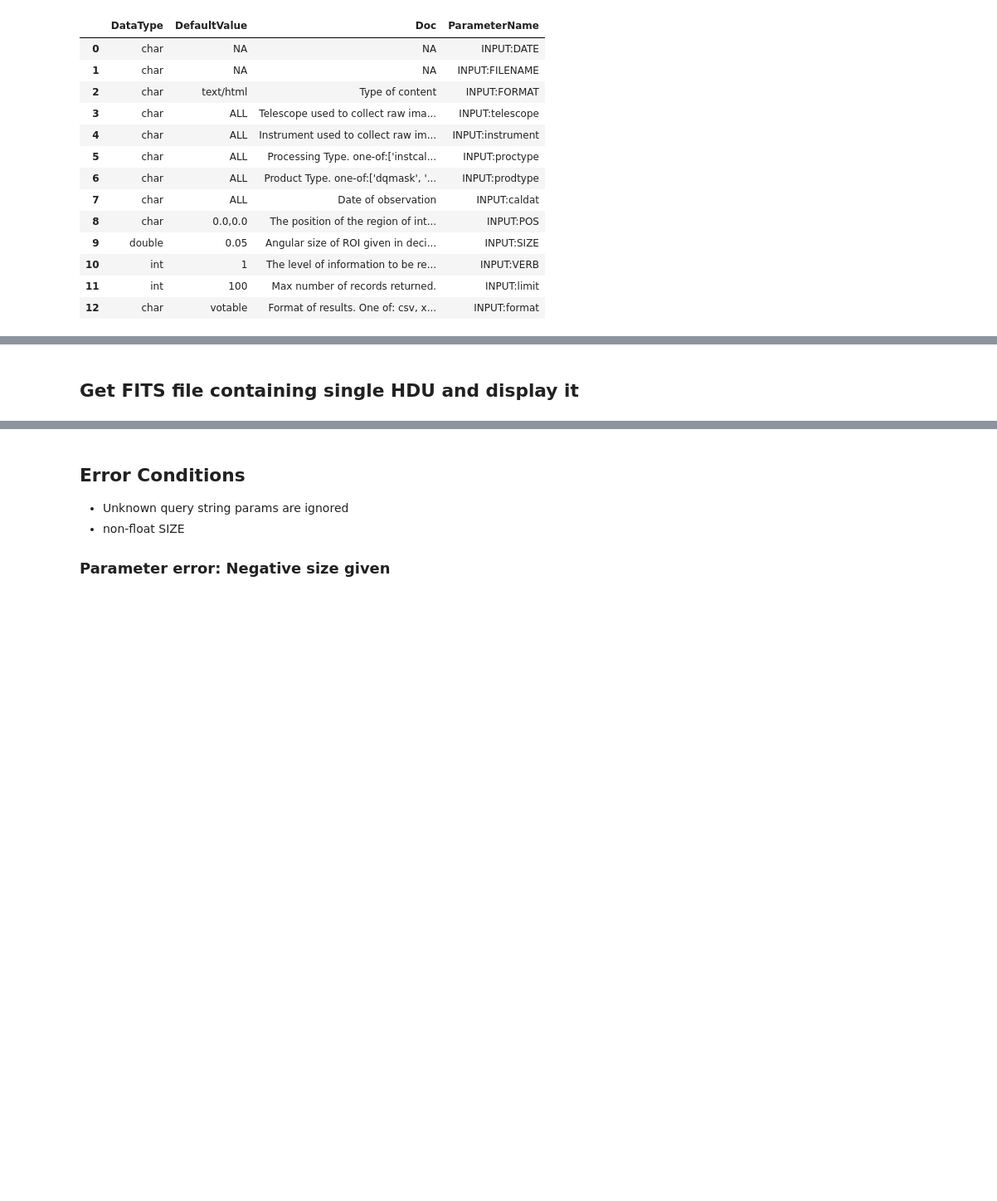
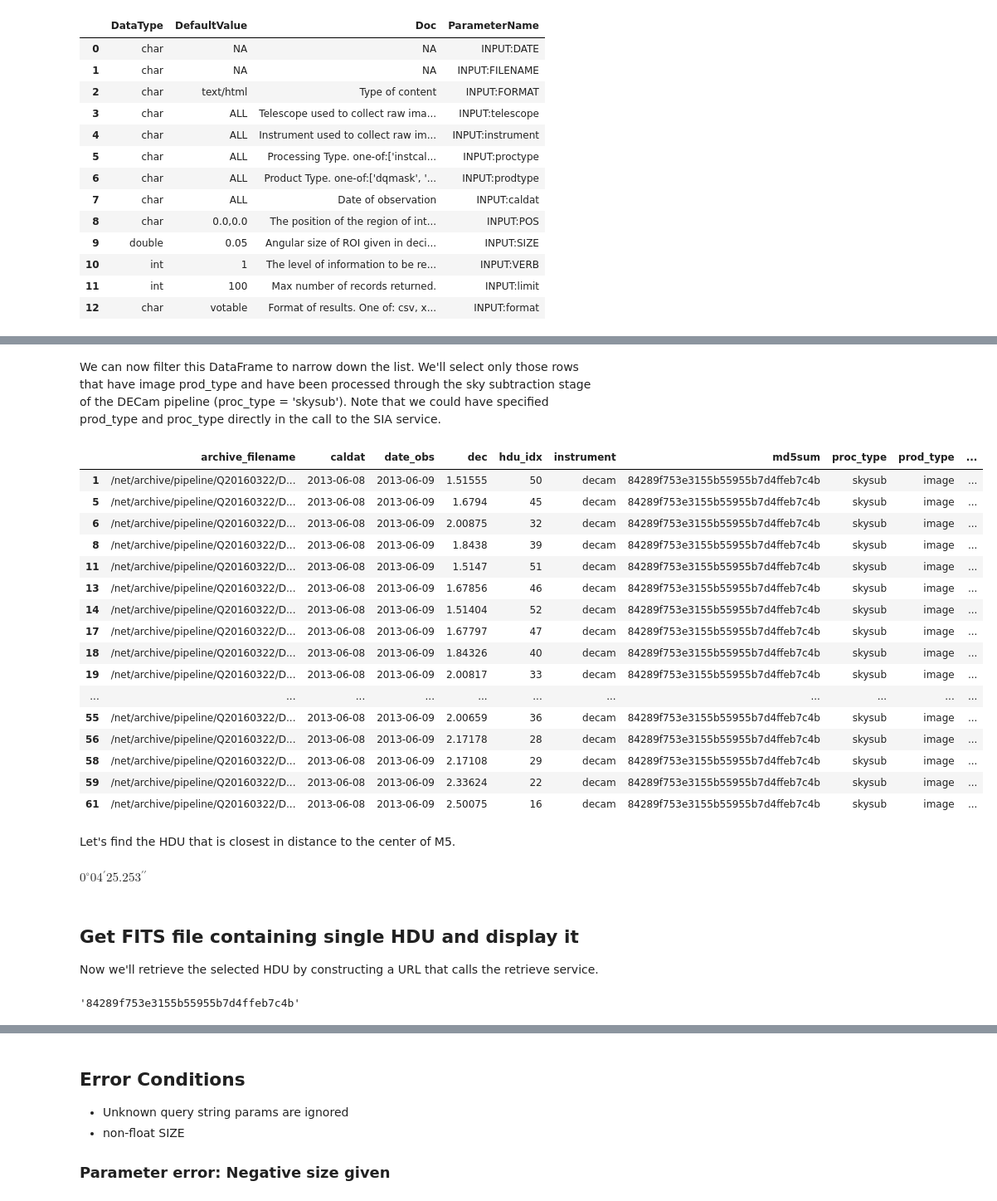
Before and after one commit to NOAO/nat-nb, a Jupyter notebook: sia.ipynb, the cells around one changed output, grey strips where cells are left out. Shown at 83% size. Drawn from its saved outputs; the diff is of its cells as text; code cells hidden in the pictures; blank space fills up the shorter version.

```diff
--- a/sia.ipynb
+++ b/sia.ipynb
@@ -117,2 +152,35 @@ sia_df
+# %% [markdown]
+We can now filter this DataFrame to narrow down the list.  We'll select only those rows that have image prod_type and have been processed through the sky subtraction stage of the DECam pipeline (proc_type = 'skysub').  Note that we could have specified prod_type and proc_type directly in the call to the SIA service.
+# %%
+image_df = sia_df[(sia_df['prod_type']=='image') & (sia_df['proc_type']=='skysub')]
+image_df
+# %% [output]
+|  | archive_filename | caldat | date_obs | dec | hdu_idx | instrument | md5sum | proc_type | prod_type | ... |
+| 1 | /net/archive/pipeline/Q20160322/D... | 2013-06-08 | 2013-06-09 | 1.51555 | 50 | decam | 84289f753e3155b55955b7d4ffeb7c4b | skysub | image | ... |
+| 5 | /net/archive/pipeline/Q20160322/D... | 2013-06-08 | 2013-06-09 | 1.6794 | 45 | decam | 84289f753e3155b55955b7d4ffeb7c4b | skysub | image | ... |
+| 6 | /net/archive/pipeline/Q20160322/D... | 2013-06-08 | 2013-06-09 | 2.00875 | 32 | decam | 84289f753e3155b55955b7d4ffeb7c4b | skysub | image | ... |
+| 8 | /net/archive/pipeline/Q20160322/D... | 2013-06-08 | 2013-06-09 | 1.8438 | 39 | decam | 84289f753e3155b55955b7d4ffeb7c4b | skysub | image | ... |
+| 11 | /net/archive/pipeline/Q20160322/D... | 2013-06-08 | 2013-06-09 | 1.5147 | 51 | decam | 84289f753e3155b55955b7d4ffeb7c4b | skysub | image | ... |
+| 13 | /net/archive/pipeline/Q20160322/D... | 2013-06-08 | 2013-06-09 | 1.67856 | 46 | decam | 84289f753e3155b55955b7d4ffeb7c4b | skysub | image | ... |
+| 14 | /net/archive/pipeline/Q20160322/D... | 2013-06-08 | 2013-06-09 | 1.51404 | 52 | decam | 84289f753e3155b55955b7d4ffeb7c4b | skysub | image | ... |
+| 17 | /net/archive/pipeline/Q20160322/D... | 2013-06-08 | 2013-06-09 | 1.67797 | 47 | decam | 84289f753e3155b55955b7d4ffeb7c4b | skysub | image | ... |
+| 18 | /net/archive/pipeline/Q20160322/D... | 2013-06-08 | 2013-06-09 | 1.84326 | 40 | decam | 84289f753e3155b55955b7d4ffeb7c4b | skysub | image | ... |
+| 19 | /net/archive/pipeline/Q20160322/D... | 2013-06-08 | 2013-06-09 | 2.00817 | 33 | decam | 84289f753e3155b55955b7d4ffeb7c4b | skysub | image | ... |
+| ... | ... | ... | ... | ... | ... | ... | ... | ... | ... | ... |
+| 55 | /net/archive/pipeline/Q20160322/D... | 2013-06-08 | 2013-06-09 | 2.00659 | 36 | decam | 84289f753e3155b55955b7d4ffeb7c4b | skysub | image | ... |
+| 56 | /net/archive/pipeline/Q20160322/D... | 2013-06-08 | 2013-06-09 | 2.17178 | 28 | decam | 84289f753e3155b55955b7d4ffeb7c4b | skysub | image | ... |
+| 58 | /net/archive/pipeline/Q20160322/D... | 2013-06-08 | 2013-06-09 | 2.17108 | 29 | decam | 84289f753e3155b55955b7d4ffeb7c4b | skysub | image | ... |
+| 59 | /net/archive/pipeline/Q20160322/D... | 2013-06-08 | 2013-06-09 | 2.33624 | 22 | decam | 84289f753e3155b55955b7d4ffeb7c4b | skysub | image | ... |
+| 61 | /net/archive/pipeline/Q20160322/D... | 2013-06-08 | 2013-06-09 | 2.50075 | 16 | decam | 84289f753e3155b55955b7d4ffeb7c4b | skysub | image | ... |
+# %% [markdown]
+Let's find the HDU that is closest in distance to the center of M5.
+# %%
+coo = SkyCoord(image_df['ra'],image_df['dec'],unit=u.deg)
+sep = coo.separation(c)
+row = np.argmin(sep.arcmin)
+sep[row]
+# %% [output]
+$0^\circ04{}^\prime25.253{}^{\prime\prime}$
 # %% [markdown]
 ## Get FITS file containing single HDU and display it<a id="retrieve" />
+Now we'll retrieve the selected HDU by constructing a URL that calls the retrieve service.
@@ -119 +189,5 @@ sia_df
+# %%
+sia_df['md5sum'].iloc[selectedRow]
+# %% [output]
+'84289f753e3155b55955b7d4ffeb7c4b'
 # %%
```
Also changed, not shown: parts of 34 cells of this notebook, 2 other files.
